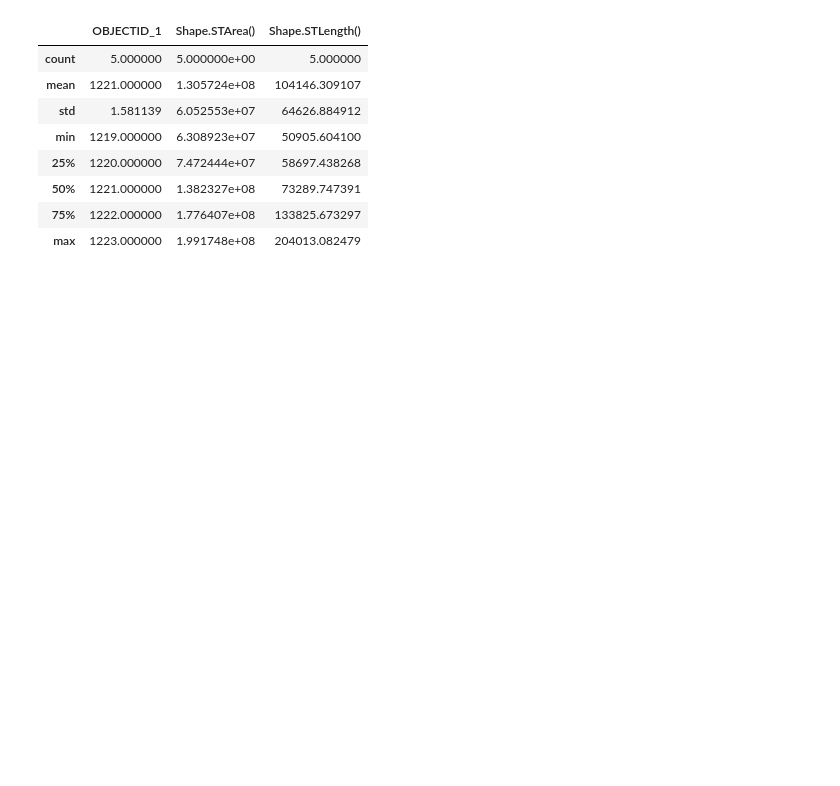
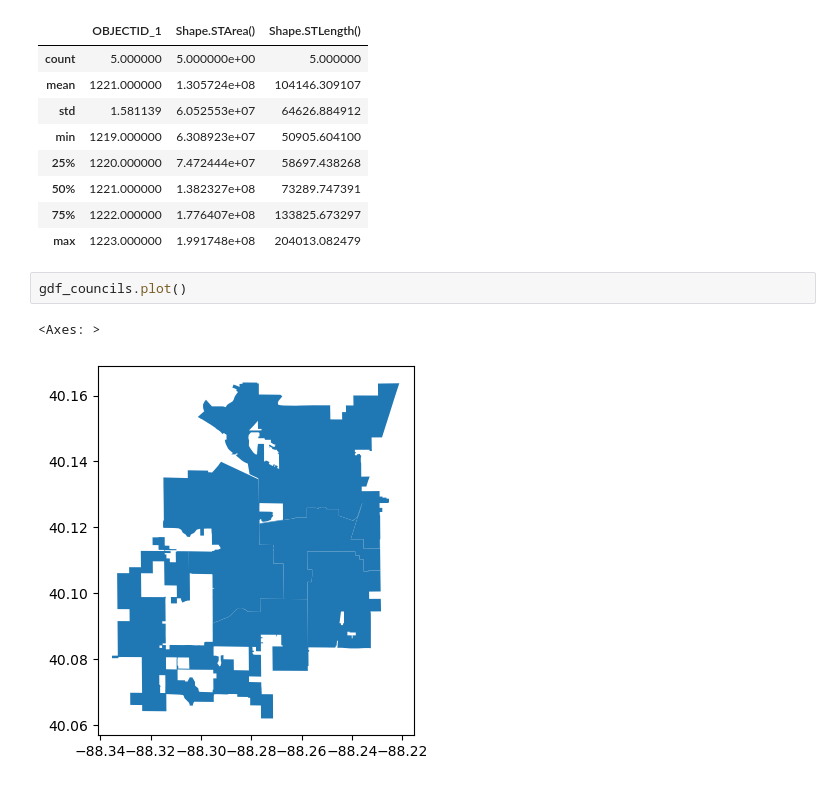
Before and after one commit to UIUC-iSchool-DataViz/is445_obuobg_spring2026, a Jupyter notebook: week07/inClass_week07.ipynb, the cells around one changed output. Saved outputs shown, nothing was run; the diff lists cells and outputs as text; blank space fills up the shorter version.

```diff
--- a/week07/inClass_week07.ipynb
+++ b/week07/inClass_week07.ipynb
@@ -175,3 +175,8 @@ gdf_councils.describe()
 | 50% | 1221.000000 | 1.382327e+08 | 73289.747391 |
 | 75% | 1222.000000 | 1.776407e+08 | 133825.673297 |
 | max | 1223.000000 | 1.991748e+08 | 204013.082479 |
+# %%
+gdf_councils.plot()
+# %% [output]
+<Axes: >
+[figure, added]
```
